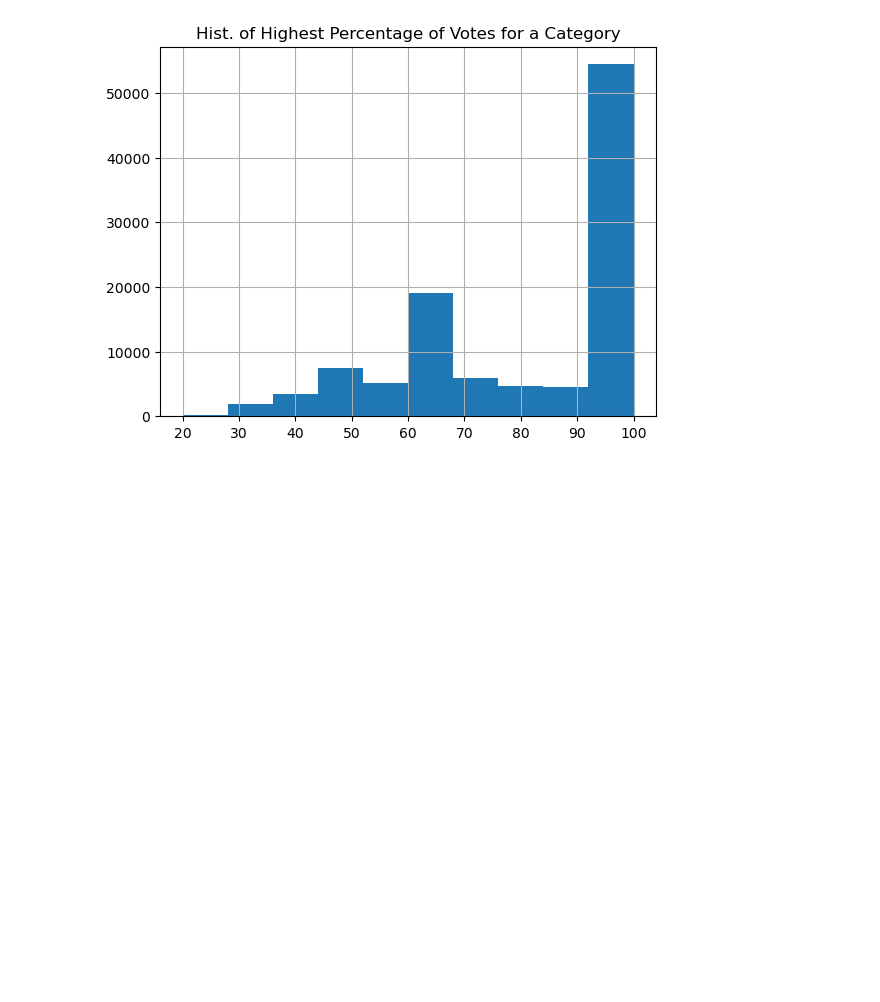
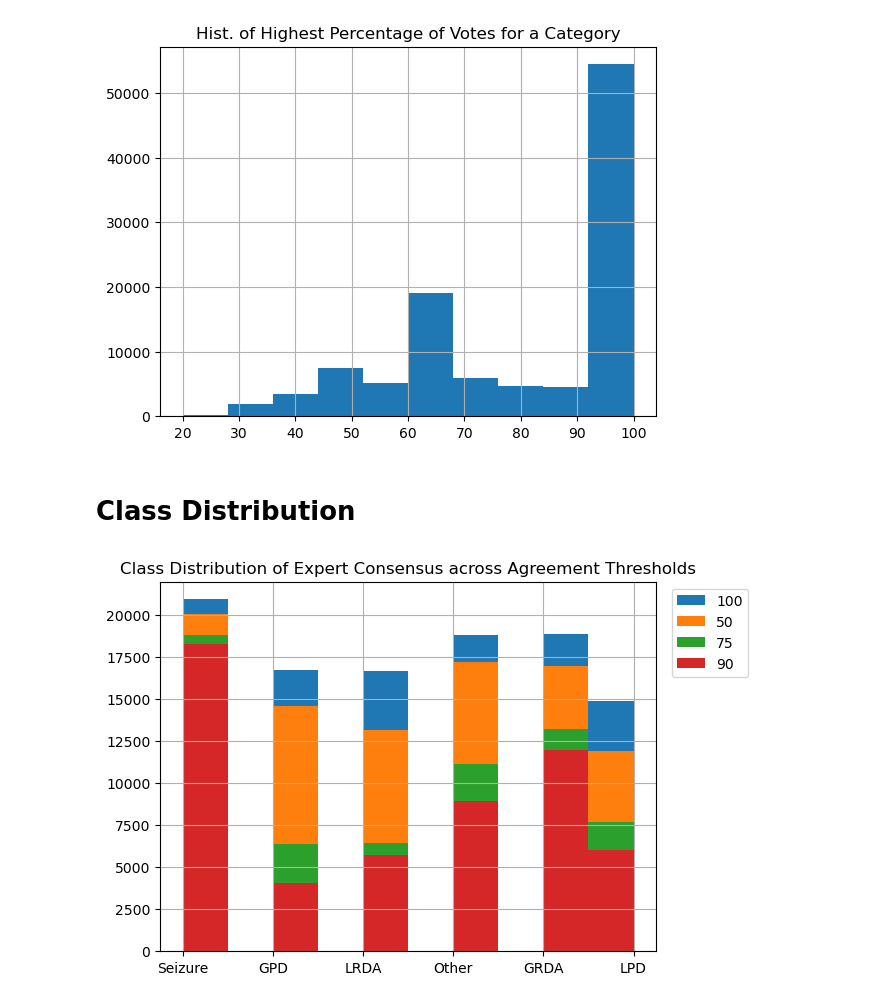
Before and after one commit to JulianRodd/MLiP_group_10_task1_HMS, a Jupyter notebook: notebooks/data_exploration.ipynb, the cells around one changed output. Saved outputs shown, nothing was run; the diff lists cells and outputs as text; code cells hidden in the pictures; blank space fills up the shorter version.

Commit message:
some more plotting

```diff
--- a/notebooks/data_exploration.ipynb
+++ b/notebooks/data_exploration.ipynb
@@ -17,5 +12,5 @@ from MLiP_group_10_task1_HMS.generics.configs import Paths
 # %%
-train_csv = pd.read_csv(os.path.join(os.path.dirname(current_directory), Paths.TRAIN_CSV))
+train_csv = pd.read_csv(Paths.TRAIN_CSV)
 
 vote_cols = ['seizure_vote','lpd_vote', 'gpd_vote', 'lrda_vote','grda_vote','other_vote']
 
@@ -37,3 +32,21 @@ plt.show()
 # %% [output]
 0.477874531835206
 [figure]
+# %% [markdown]
+# Class Distribution
+# %%
+from utils.data_preprocessing_utils import filter_by_agreement
+
+
+train_csv['expert_consensus'].hist(label=100)
+
+thresholds = [50,75,90]
+
+for thresh in thresholds:
+    filter_by_agreement(train_csv, thresh)['expert_consensus'].hist(label=thresh)
+
+plt.title('Class Distribution of Expert Consensus across Agreement Thresholds')
+plt.legend(bbox_to_anchor=(1.2, 1.0))
+plt.show()
+# %% [output]
+[figure, added]
```
Also changed, not shown: parts of 1 cell of this notebook.
